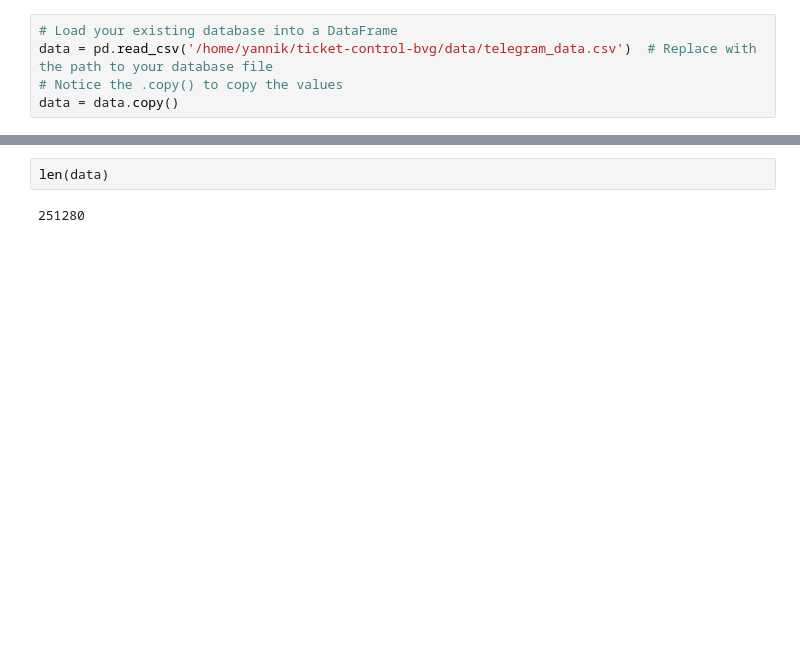
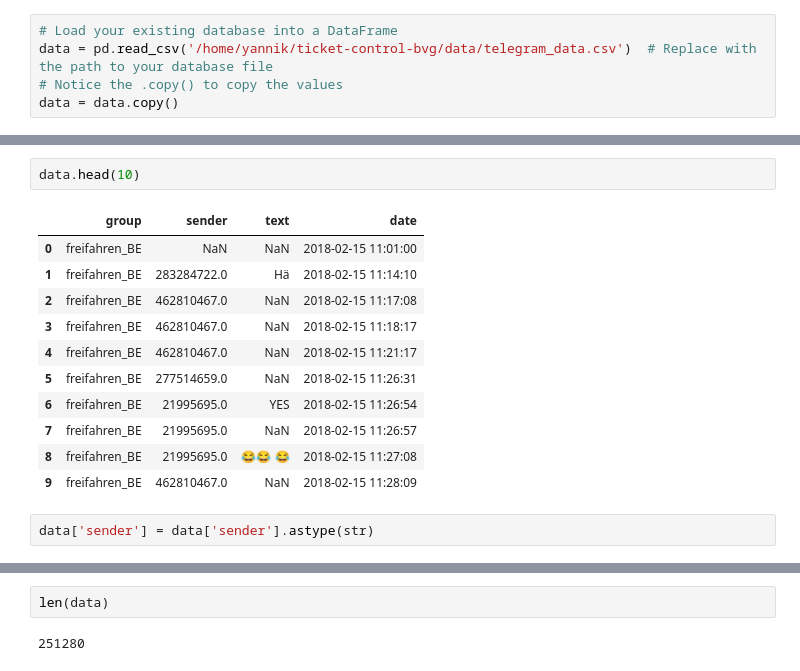
Before and after one commit to akinml/ticket-control-bvg, a Jupyter notebook: notebooks/first_nb.ipynb, the cells around one changed output, grey strips where cells are left out. Drawn from its saved outputs; the diff is of its cells as text; blank space fills up the shorter version.

```diff
--- a/notebooks/first_nb.ipynb
+++ b/notebooks/first_nb.ipynb
@@ -62,0 +26,16 @@ data.tail(3)
+# %%
+data.head(10)
+# %% [output]
+|  | group | sender | text | date |
+| 0 | freifahren_BE | NaN | NaN | 2018-02-15 11:01:00 |
+| 1 | freifahren_BE | 283284722.0 | Hä | 2018-02-15 11:14:10 |
+| 2 | freifahren_BE | 462810467.0 | NaN | 2018-02-15 11:17:08 |
+| 3 | freifahren_BE | 462810467.0 | NaN | 2018-02-15 11:18:17 |
+| 4 | freifahren_BE | 462810467.0 | NaN | 2018-02-15 11:21:17 |
+| 5 | freifahren_BE | 277514659.0 | NaN | 2018-02-15 11:26:31 |
+| 6 | freifahren_BE | 21995695.0 | YES | 2018-02-15 11:26:54 |
+| 7 | freifahren_BE | 21995695.0 | NaN | 2018-02-15 11:26:57 |
+| 8 | freifahren_BE | 21995695.0 | 😂😂 😂 | 2018-02-15 11:27:08 |
+| 9 | freifahren_BE | 462810467.0 | NaN | 2018-02-15 11:28:09 |
+# %%
+data['sender'] = data['sender'].astype(str)
```
Also changed, not shown: parts of 73 cells of this notebook, 2 other files.
